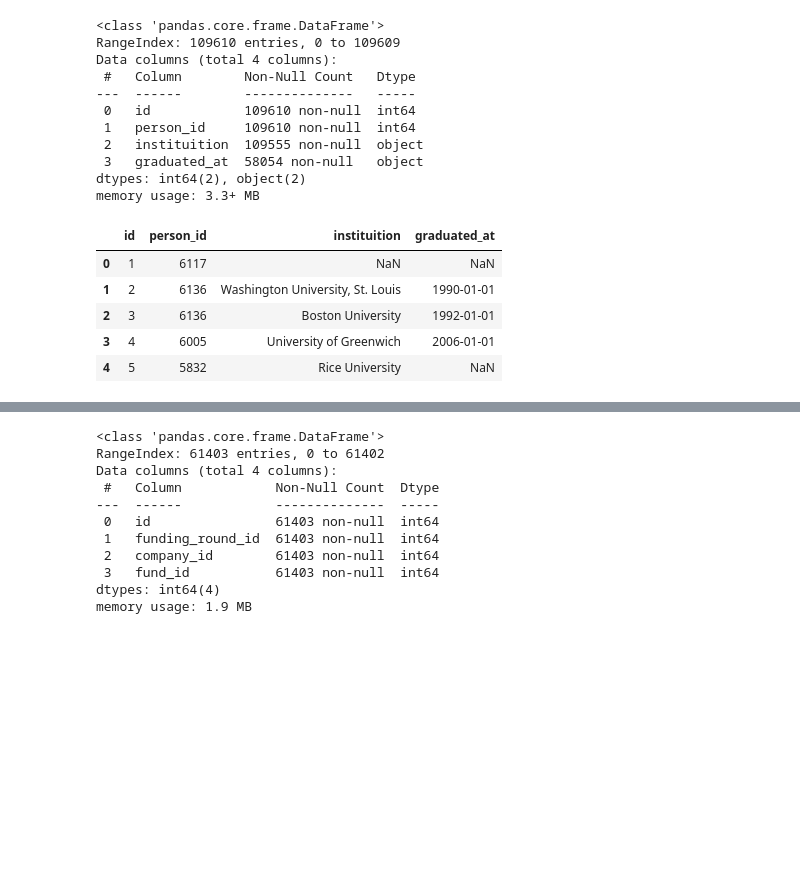
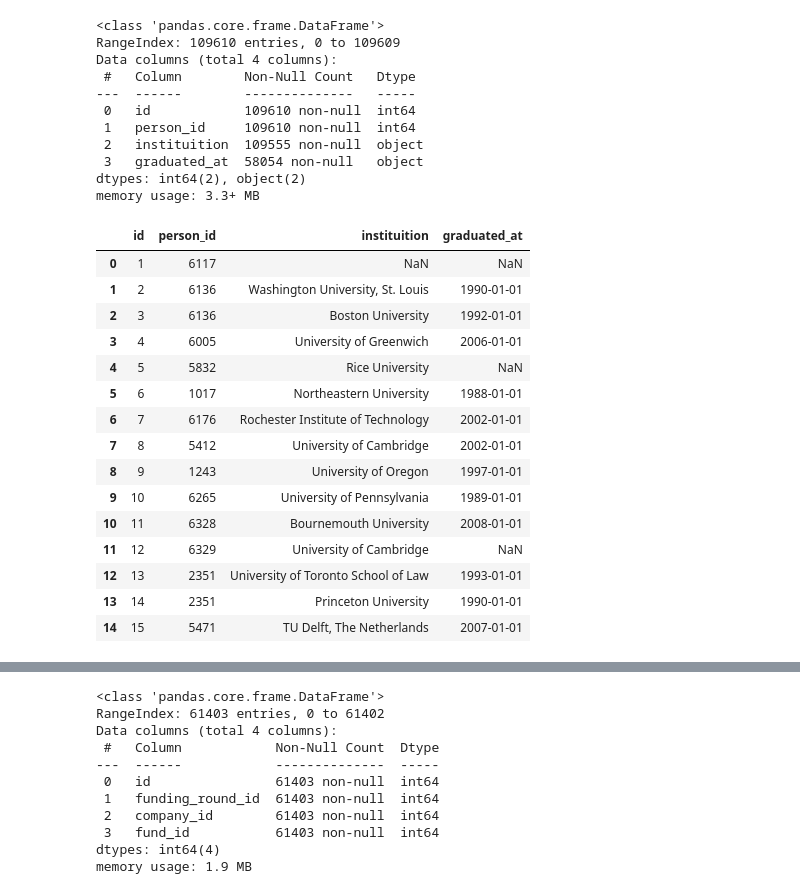
Before and after one commit to PsychoCoderrr/YPracticumProjects, a Jupyter notebook: FinalPythonProject.ipynb, the cells around one changed output, grey strips where cells are left out. Drawn from its saved outputs; the diff is of its cells as text; code cells hidden in the pictures; blank space fills up the shorter version.

```diff
--- a/FinalPythonProject.ipynb
+++ b/FinalPythonProject.ipynb
@@ -142,14 +153,24 @@ Data columns (total 4 columns):
 dtypes: int64(2), object(2)
 memory usage: 3.3+ MB
 # %%
-df_education.head()
+df_education.head(15)
 # %% [output]
 |  | id | person_id | instituition | graduated_at |
 | 0 | 1 | 6117 | NaN | NaN |
 | 1 | 2 | 6136 | Washington University, St. Louis | 1990-01-01 |
 | 2 | 3 | 6136 | Boston University | 1992-01-01 |
 | 3 | 4 | 6005 | University of Greenwich | 2006-01-01 |
 | 4 | 5 | 5832 | Rice University | NaN |
+| 5 | 6 | 1017 | Northeastern University | 1988-01-01 |
+| 6 | 7 | 6176 | Rochester Institute of Technology | 2002-01-01 |
+| 7 | 8 | 5412 | University of Cambridge | 2002-01-01 |
+| 8 | 9 | 1243 | University of Oregon | 1997-01-01 |
+| 9 | 10 | 6265 | University of Pennsylvania | 1989-01-01 |
+| 10 | 11 | 6328 | Bournemouth University | 2008-01-01 |
+| 11 | 12 | 6329 | University of Cambridge | NaN |
+| 12 | 13 | 2351 | University of Toronto School of Law | 1993-01-01 |
+| 13 | 14 | 2351 | Princeton University | 1990-01-01 |
+| 14 | 15 | 5471 | TU Delft, The Netherlands | 2007-01-01 |
 # %%
 df_fund.info()
 # %% [output]
```
Also changed, not shown: parts of 14 cells of this notebook.
